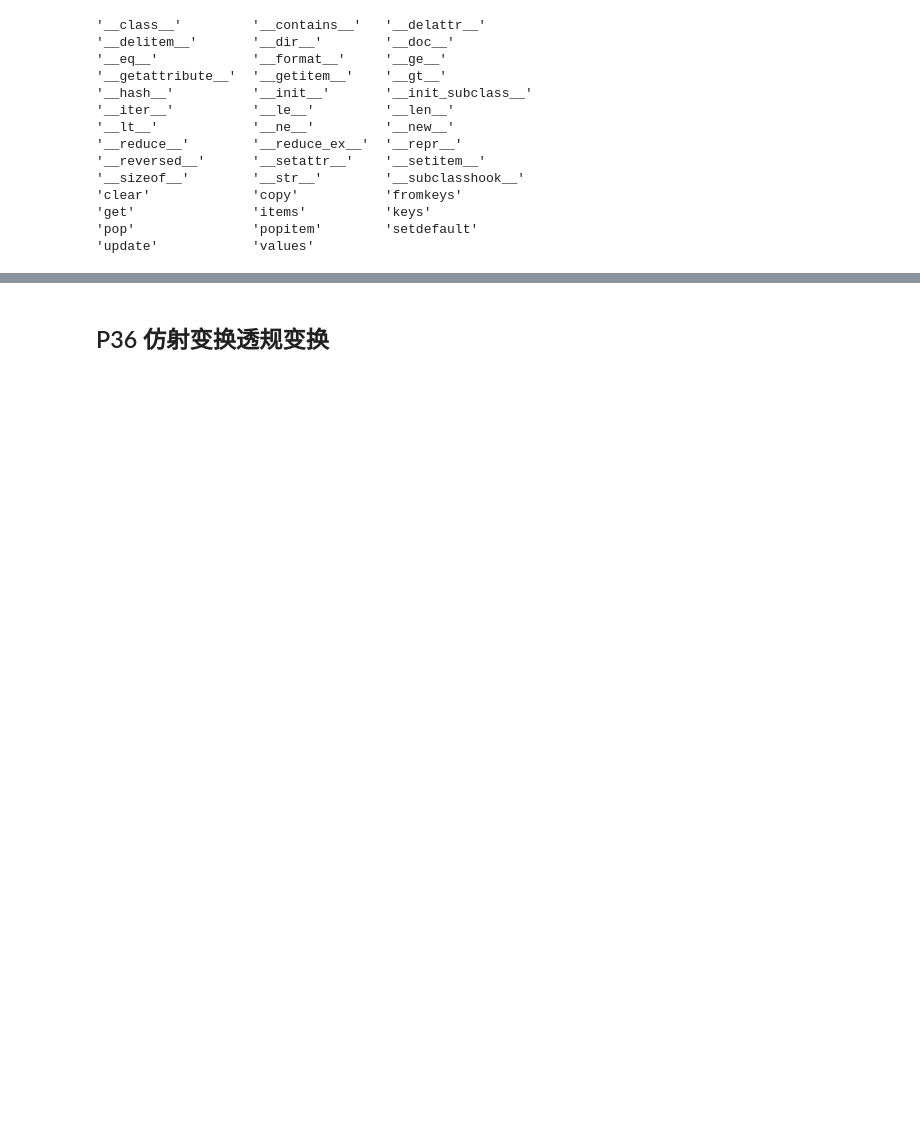
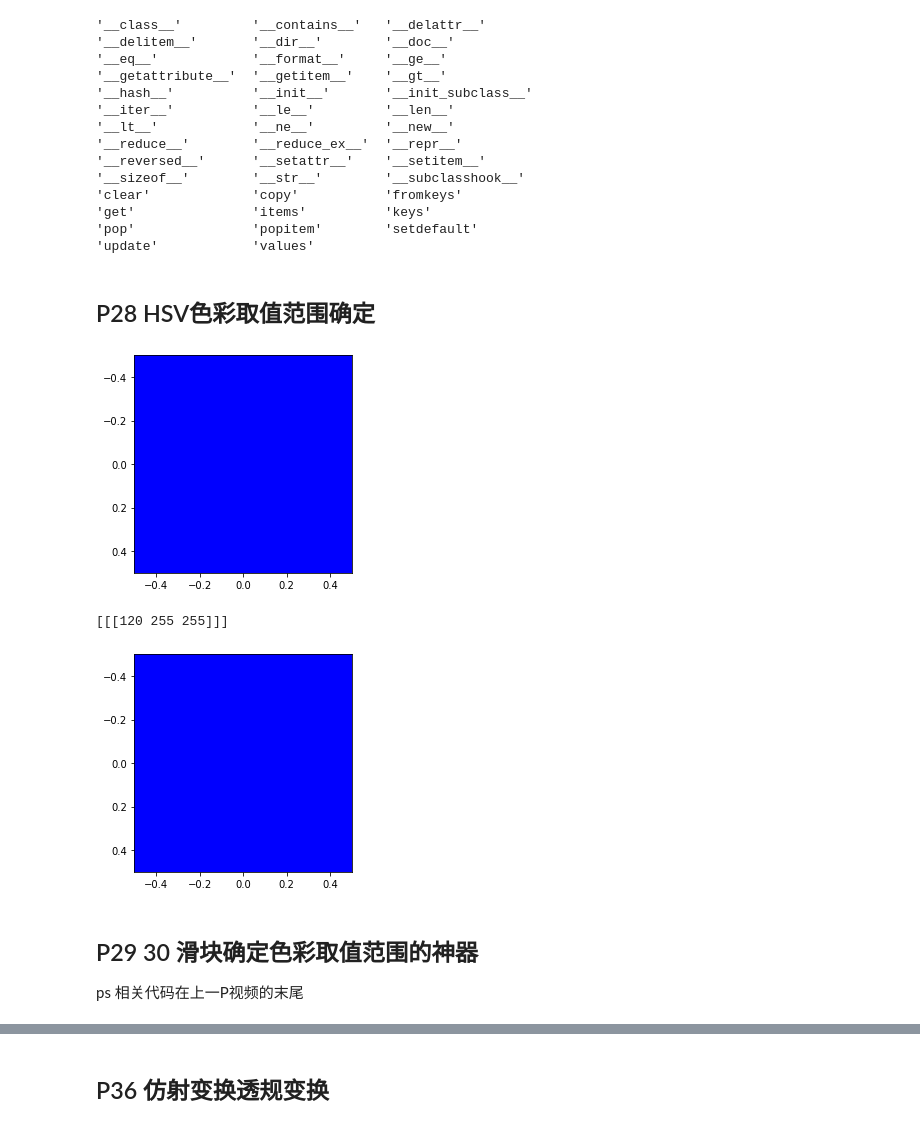
Before and after one commit to thetime50/opencv-practice, a Jupyter notebook: step3-p27.ipynb, the cells around one changed output, grey strips where cells are left out. Drawn from its saved outputs; the diff is of its cells as text; code cells hidden in the pictures; blank space fills up the shorter version.

```diff
--- a/step3-p27.ipynb
+++ b/step3-p27.ipynb
@@ -115,3 +133,31 @@ tool.put_list(dir(locals()))
 'get'               'items'          'keys'
 'pop'               'popitem'        'setdefault'
 'update'            'values'
+# %% [markdown]
+## P28 HSV色彩取值范围确定
+# %%
+import cv2 as cv
+import numpy as np
+import matplotlib.pyplot as plt
+%matplotlib inline
+
+blue = np.uint8([[[255,0,0 ]] ])
+imageRGB = cv.cvtColor(blue, cv.COLOR_BGR2RGB )
+plt.imshow( imageRGB )
+plt.show( )
+
+
+hsv_blue = cv.cvtColor(blue, cv.COLOR_BGR2HSV)
+print(hsv_blue) # 取蓝色的数值 +-50做为阈值
+# imageRGB = cv.cvtColor(hsv_blue, cv.COLOR_BGR2RGB )RGB
+imageRGB = cv.cvtColor(hsv_blue, cv.COLOR_HSV2RGB )
+plt.imshow( imageRGB )
+plt.show( )
+# %% [output]
+[figure, added]
+[[[120 255 255]]]
+[figure, added]
+# %% [markdown]
+## P29 30 滑块确定色彩取值范围的神器
+
+ps 相关代码在上一P视频的末尾
```
Also changed, not shown: parts of 5 cells of this notebook, 3 other files.
